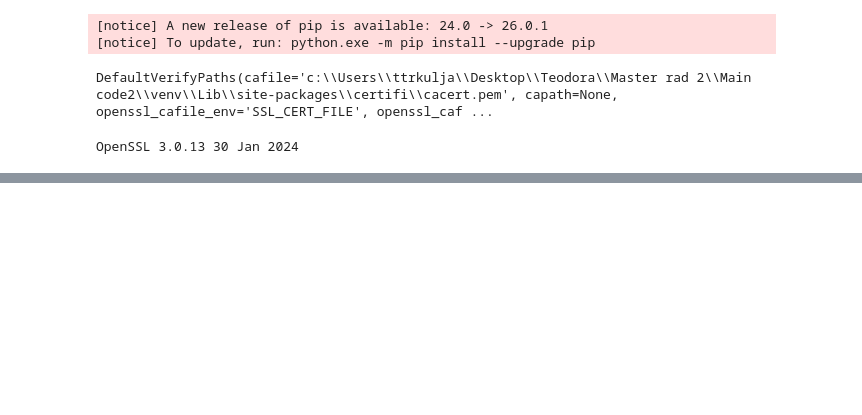
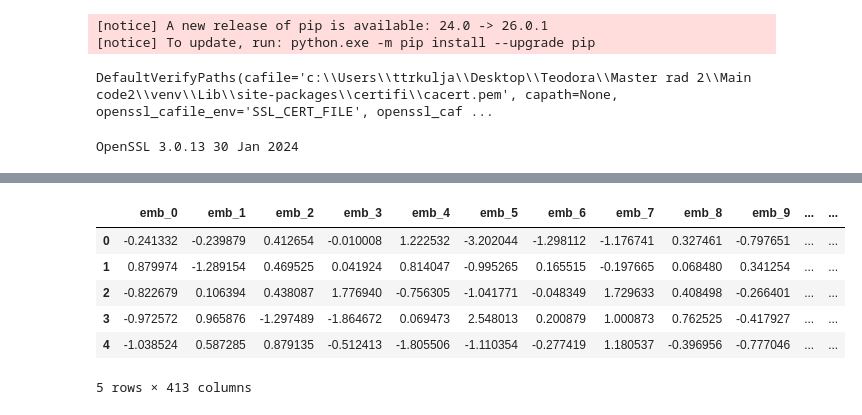
Before and after one commit to TeodoraTrkulja/Master-rad-2, a Jupyter notebook: main_script.ipynb, the cells around one changed output, grey strips where cells are left out. Saved outputs shown, nothing was run; the diff lists cells and outputs as text; code cells hidden in the pictures; blank space fills up the shorter version.

```diff
--- a/main_script.ipynb
+++ b/main_script.ipynb
@@ -771,3 +771,18 @@ import ssl
 print(ssl.OPENSSL_VERSION)
 # %% [output]
 OpenSSL 3.0.13 30 Jan 2024
+# %%
+import json
+
+pooling_config = {
+  "word_embedding_dimension": 384,
+  "pooling_mode_cls_token": False,
+  "pooling_mode_mean_tokens": True,
+  "pooling_mode_max_tokens": False,
+  "pooling_mode_mean_sqrt_len_tokens": False
+}
+
+with open("./hf_models/st_model/1_Pooling/config.json", "w") as f:
+    json.dump(pooling_config, f, indent=2)
+
+print("Fajl uspješno zamijenjen.")
@@ -881,0 +1132,10 @@ TypeError: Pooling.__init__() got an unexpected keyword argument '_name_or_path'
+# %%
+X_test.head()
+# %% [output]
+|  | emb_0 | emb_1 | emb_2 | emb_3 | emb_4 | emb_5 | emb_6 | emb_7 | emb_8 | emb_9 | ... | ... |
+| 0 | -0.241332 | -0.239879 | 0.412654 | -0.010008 | 1.222532 | -3.202044 | -1.298112 | -1.176741 | 0.327461 | -0.797651 | ... | ... |
+| 1 | 0.879974 | -1.289154 | 0.469525 | 0.041924 | 0.814047 | -0.995265 | 0.165515 | -0.197665 | 0.068480 | 0.341254 | ... | ... |
+| 2 | -0.822679 | 0.106394 | 0.438087 | 1.776940 | -0.756305 | -1.041771 | -0.048349 | 1.729633 | 0.408498 | -0.266401 | ... | ... |
+| 3 | -0.972572 | 0.965876 | -1.297489 | -1.864672 | 0.069473 | 2.548013 | 0.200879 | 1.000873 | 0.762525 | -0.417927 | ... | ... |
+| 4 | -1.038524 | 0.587285 | 0.879135 | -0.512413 | -1.805506 | -1.110354 | -0.277419 | 1.180537 | -0.396956 | -0.777046 | ... | ... |
+5 rows × 413 columns
```
Also changed, not shown: parts of 4 cells of this notebook.
